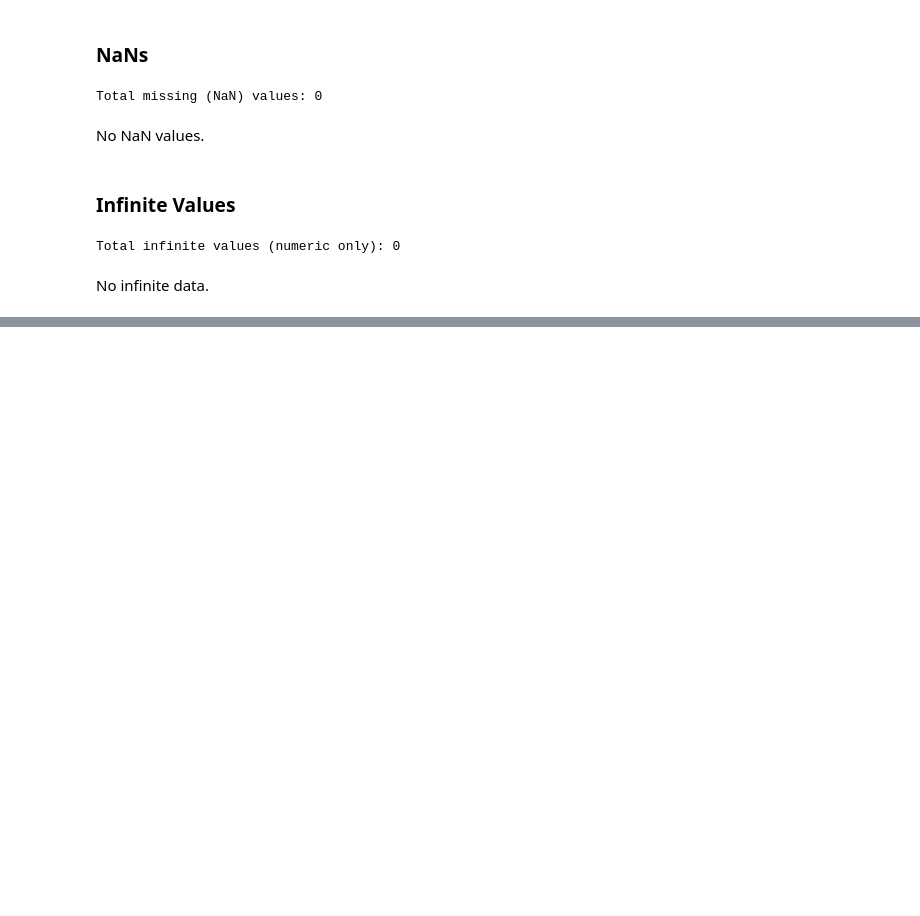
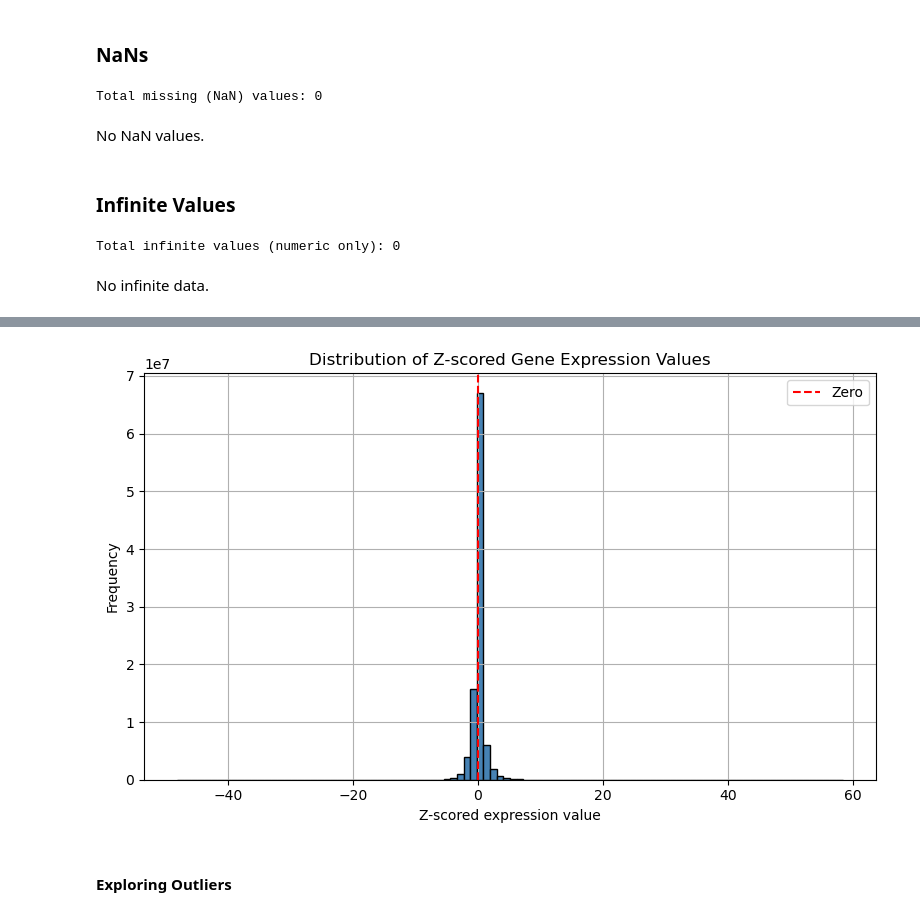
Before and after one commit to starshrimp/bioinformatics-tool, a Jupyter notebook: analysis/data_preparation.ipynb, the cells around one changed output, grey strips where cells are left out. Cells and saved outputs as stored; diff of their text form; code cells hidden in the pictures; blank space fills up the shorter version.

```diff
--- a/analysis/data_preparation.ipynb
+++ b/analysis/data_preparation.ipynb
@@ -191,0 +295,23 @@ cleaned_combined = combined.drop(columns=constant_cols)
+# %%
+zscored = median_centered.sub(median_centered.mean(axis=0), axis=1).div(median_centered.std(axis=0), axis=1)
+# %%
+import matplotlib.pyplot as plt
+
+# Flatten all z-scored values into a 1D array
+all_values = zscored.values.flatten()
+
+# Plot histogram
+plt.figure(figsize=(8, 5))
+plt.hist(all_values, bins=100, color='steelblue', edgecolor='black')
+plt.xlabel("Z-scored expression value")
+plt.ylabel("Frequency")
+plt.title("Distribution of Z-scored Gene Expression Values")
+plt.axvline(x=0, color='red', linestyle='--', label='Zero')
+plt.grid(True)
+plt.legend()
+plt.tight_layout()
+plt.show()
+# %% [output]
+[figure, added]
+# %% [markdown]
+#### Exploring Outliers
```
Also changed, not shown: parts of 32 cells of this notebook, 1 other file.
